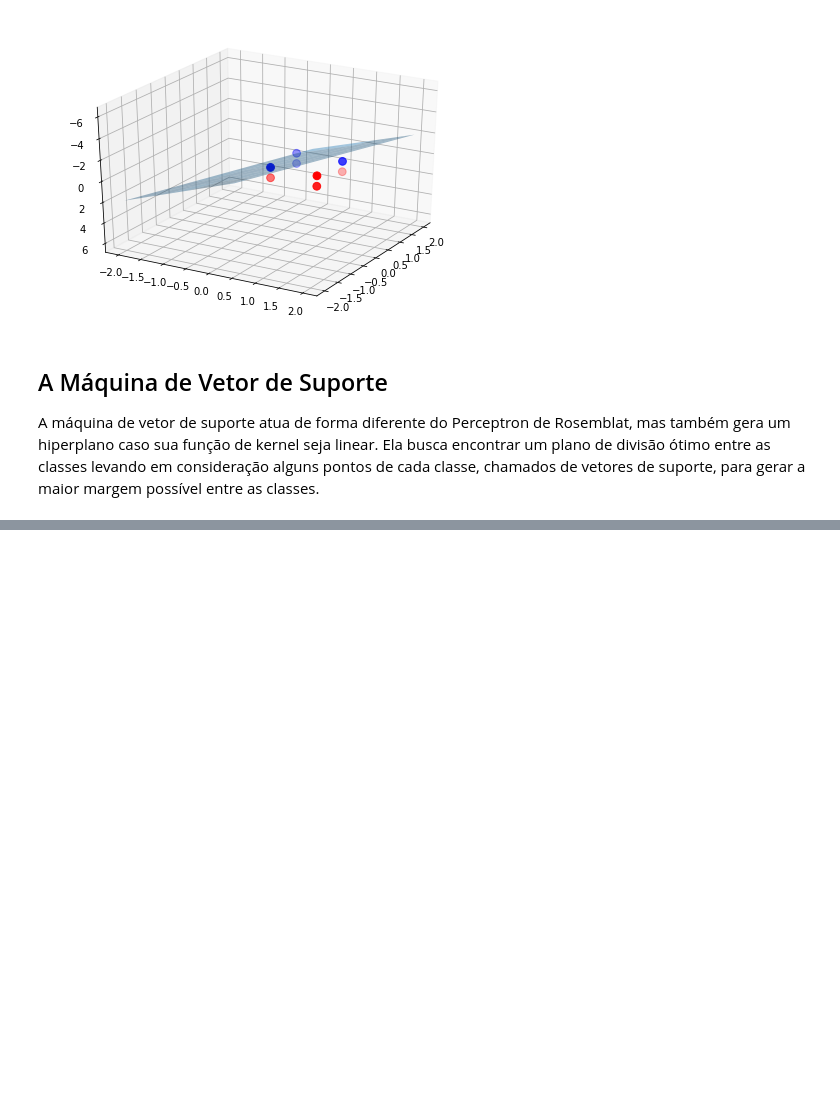
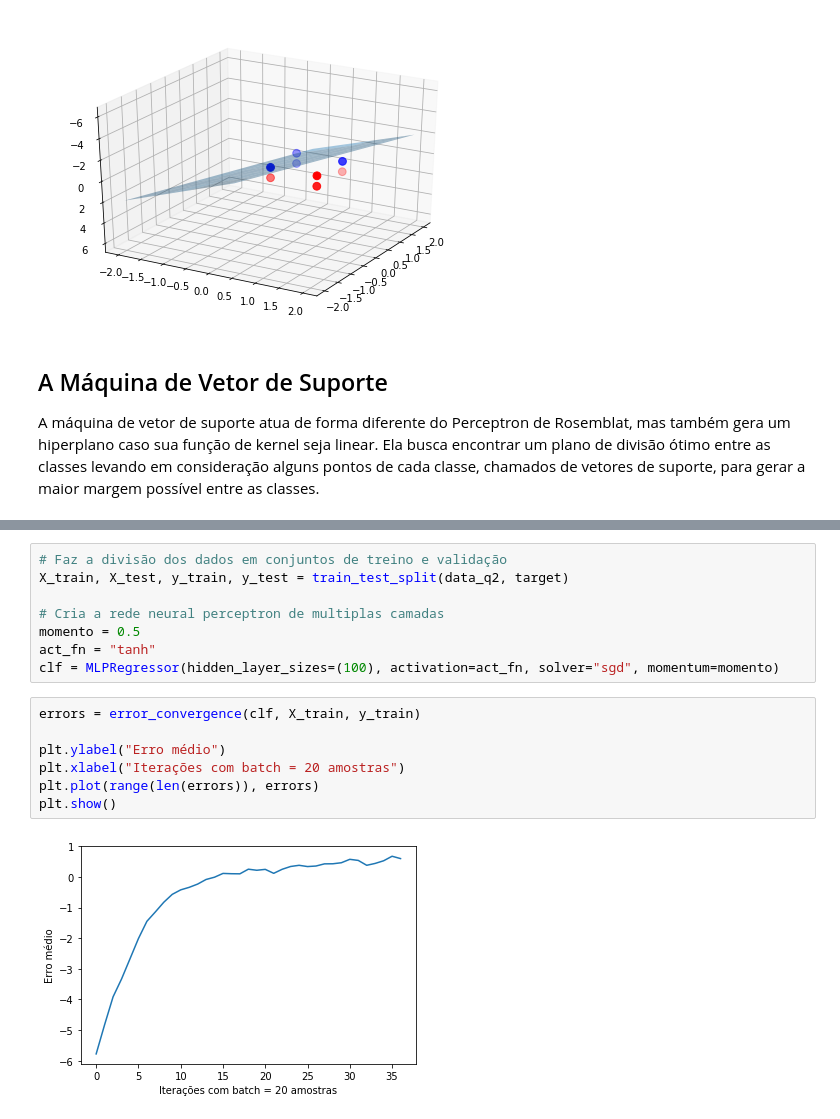
Before and after one commit to edujtm/machine-learning-course, a Jupyter notebook: Supervised Machine Learning.ipynb, the cells around one changed output, grey strips where cells are left out. Saved outputs shown, nothing was run; the diff lists cells and outputs as text; blank space fills up the shorter version.

```diff
--- a/Supervised Machine Learning.ipynb
+++ b/Supervised Machine Learning.ipynb
@@ -173,0 +223,17 @@ plt.show()
+# %%
+# Faz a divisão dos dados em conjuntos de treino e validação
+X_train, X_test, y_train, y_test = train_test_split(data_q2, target)
+
+# Cria a rede neural perceptron de multiplas camadas
+momento = 0.5
+act_fn = "tanh"
+clf = MLPRegressor(hidden_layer_sizes=(100), activation=act_fn, solver="sgd", momentum=momento)
+# %%
+errors = error_convergence(clf, X_train, y_train)
+
+plt.ylabel("Erro médio")
+plt.xlabel("Iterações com batch = 20 amostras")
+plt.plot(range(len(errors)), errors)
+plt.show()
+# %% [output]
+[figure, added]
```
Also changed, not shown: parts of 19 cells of this notebook.
